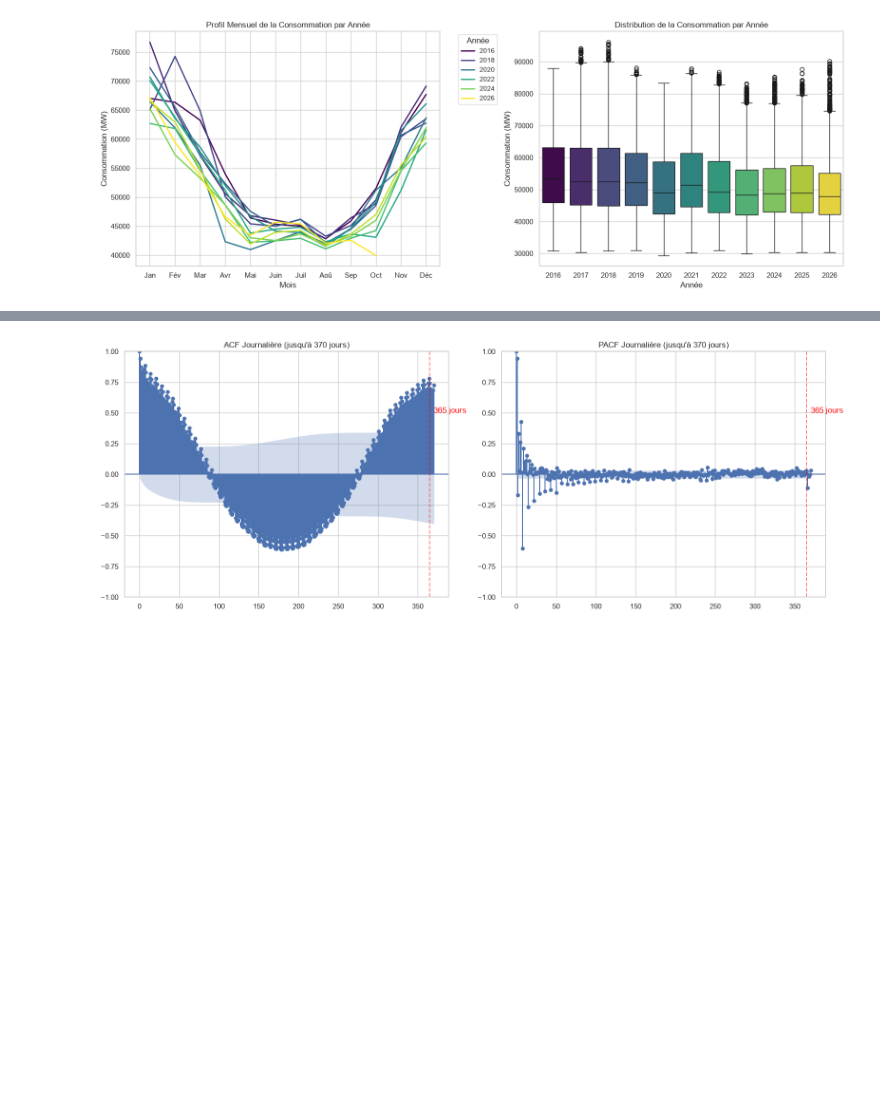
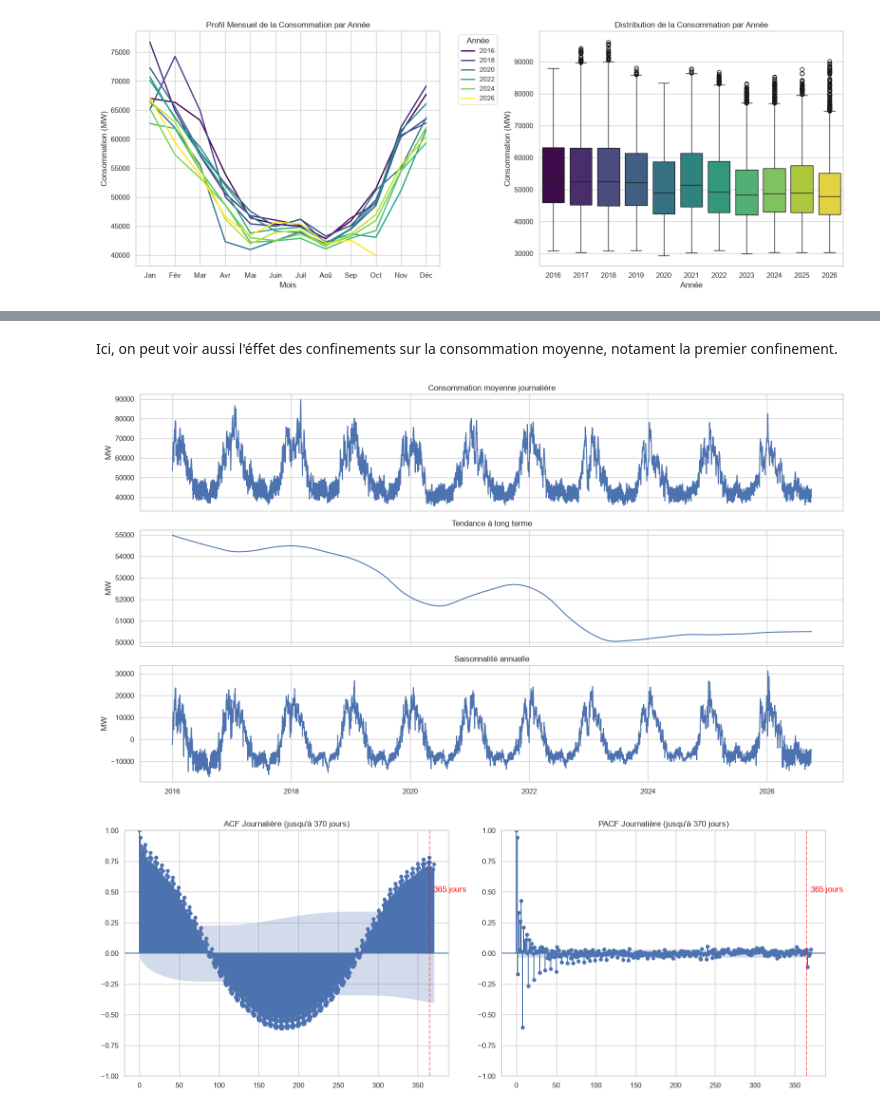
Before and after one commit to LeStolz/ConsommationElectrique, a Jupyter notebook: notebooks/01_exploration_donnees.ipynb, the cells around one changed output, grey strips where cells are left out. Drawn from its saved outputs; the diff is of its cells as text; code cells hidden in the pictures; blank space fills up the shorter version.

```diff
--- a/notebooks/01_exploration_donnees.ipynb
+++ b/notebooks/01_exploration_donnees.ipynb
@@ -231,3 +223,30 @@ plt.show()
+# %% [markdown]
+Ici, on peut voir aussi l'éffet des confinements sur la consommation moyenne, notament la premier confinement.
+# %%
+daily = df.set_index("timestamp_paris")["consommation_mw"].resample("D").mean()
+
+stl = STL(daily, period=365, robust=True)
+
+result = stl.fit()
+
+fig, axes = plt.subplots(3, 1, figsize=(16, 9), sharex=True)
+
+axes[0].plot(daily)
+axes[0].set_title("Consommation moyenne journalière")
+axes[0].set_ylabel("MW")
+
+axes[1].plot(result.trend)
+axes[1].set_title("Tendance à long terme")
+axes[1].set_ylabel("MW")
+
+axes[2].plot(result.seasonal)
+axes[2].set_title("Saisonnalité annuelle")
+axes[2].set_ylabel("MW")
+
+plt.tight_layout()
+plt.show()
+# %% [output]
+[figure, added]
 # %%
 df_daily = df.groupby(df['timestamp_paris'].dt.date)['consommation_mw'].mean().reset_index()
 
```
Also changed, not shown: parts of 28 cells of this notebook, 18 other files.
